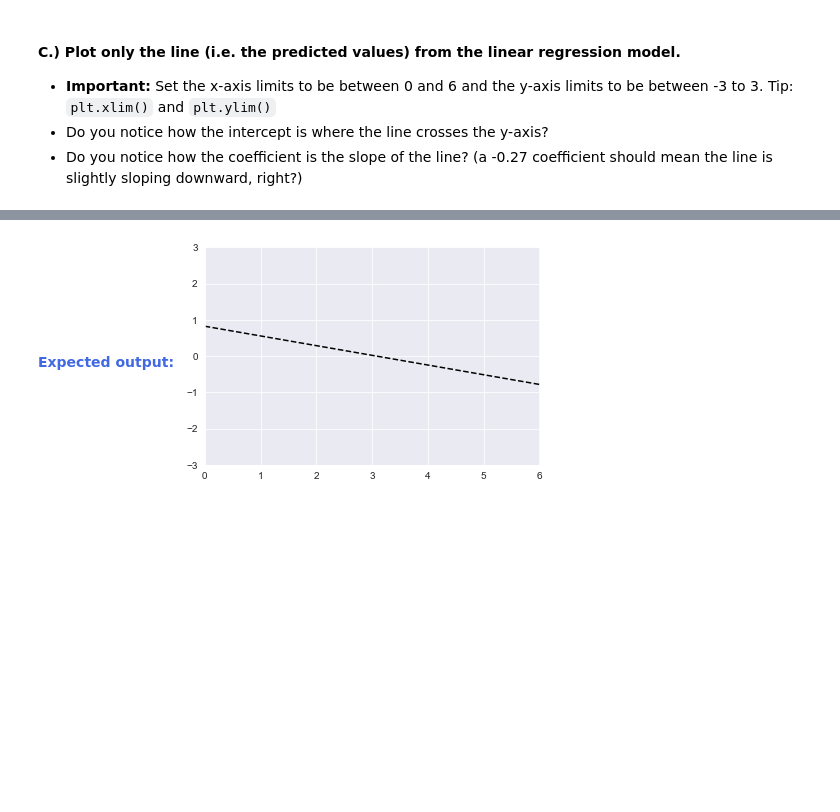
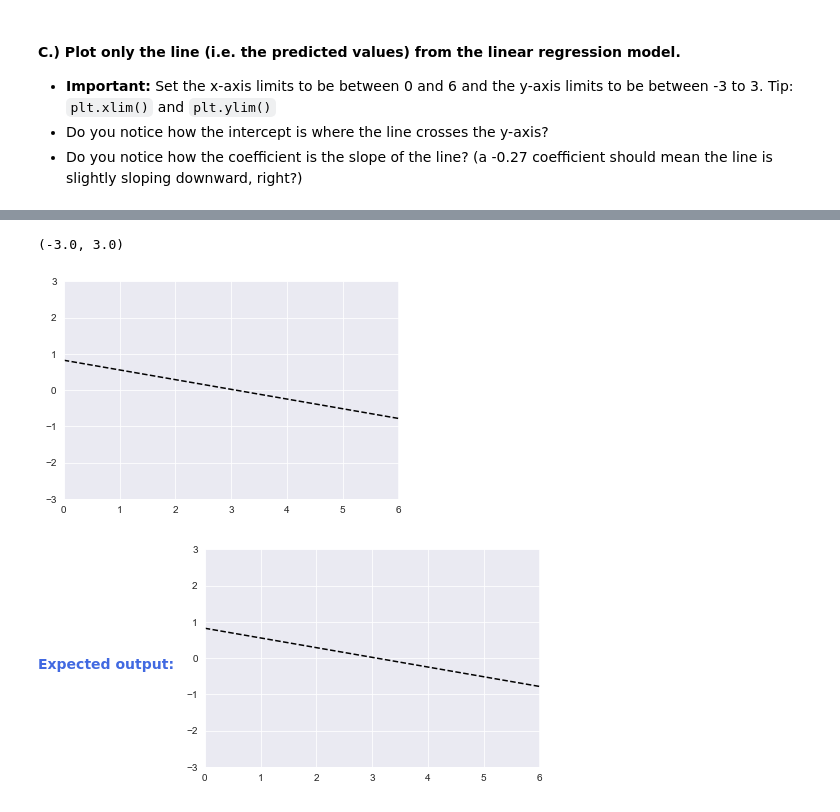
Before and after one commit to tundeiness/How_the_World_Works, a Jupyter notebook: 2 - Workbook - Starting Simple.ipynb, the cells around one changed output, grey strips where cells are left out. Drawn from its saved outputs; the diff is of its cells as text; code cells hidden in the pictures; blank space fills up the shorter version.

```diff
--- a/2 - Workbook - Starting Simple.ipynb
+++ b/2 - Workbook - Starting Simple.ipynb
@@ -125,6 +125,13 @@ plt.show()
 Complete each of the following exercises.
 # %% [markdown]
 #### First, remember to import the relevant libraries and set the theme (if you haven't done so already).
+# %%
+import numpy as np
+import pandas as pd
+import seaborn as sns
+from matplotlib import pyplot as plt
+%matplotlib inline
+sns.set_style('darkgrid')
 # %% [markdown]
 ## <span style="color:RoyalBlue">Exercise 2.1 - Model Parameters</span>
 
@@ -145,0 +145,4 @@ Let's explore this concept a bit more and really drive home the point that **mod
+# %%
+df = pd.read_csv('simulated_data_csv')
+
+df.head()
@@ -189,0 +196,14 @@ Let's explore this concept a bit more and really drive home the point that **mod
+# %%
+from sklearn.linear_model import LinearRegression
+
+lm = LinearRegression()
+
+target = df.y
+features = df.drop('y', axis=1)
+
+lm.fit(features, target)
+
+print(lm.intercept_)
+print(lm.coef_)
+
+#lm.predict(features)
@@ -204,3 +224,10 @@ Let's explore this concept a bit more and really drive home the point that **mod
+# %%
+plt.plot(df.x, lm.predict(features), 'k--')
+plt.xlim(0,6)
+plt.ylim(-3,3)
+# %% [output]
+(-3.0, 3.0)
+[figure, added]
 # %% [markdown]
 <strong style="color:RoyalBlue">Expected output:</strong>
 <img src="embedded-picture-1">
```
Also changed, not shown: parts of 28 cells of this notebook, 1 other file.
